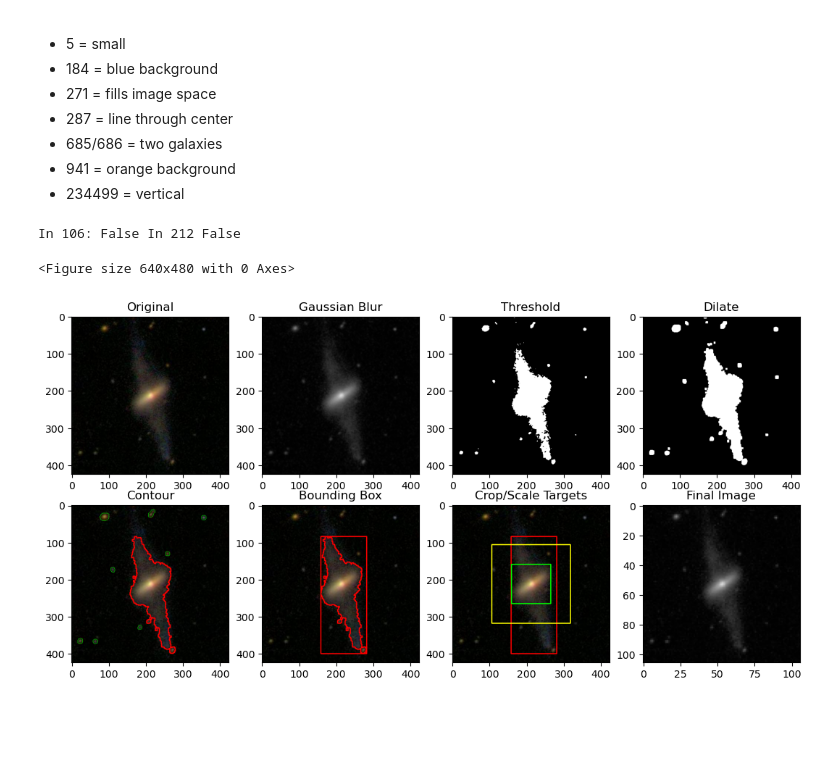
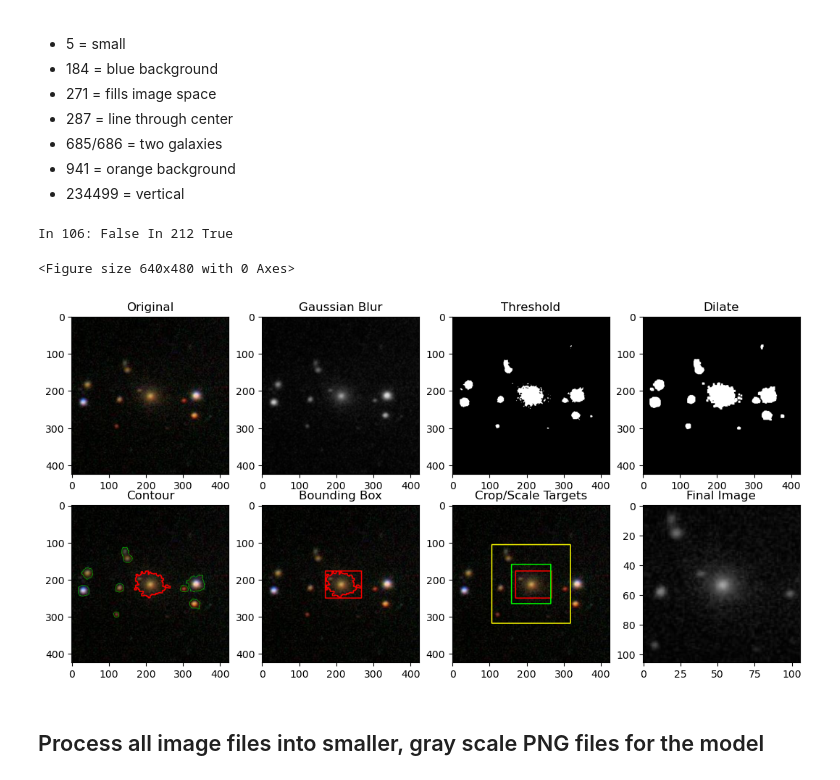
Before and after one commit to zachaa/Galaxy_Morphology_Classification, a Jupyter notebook: data_image_cleaning.ipynb, the cells around one changed output. Drawn from its saved outputs; the diff is of its cells as text; code cells hidden in the pictures; blank space fills up the shorter version.

Commit message:
Process all the images

```diff
--- a/data_image_cleaning.ipynb
+++ b/data_image_cleaning.ipynb
@@ -541,10 +543,10 @@ RECT_212_END = RECT_212_START + 212
 TARGET_SIZE = (106, 106)
 
 def process_image(image_name: str, save_dir: str = None, visualize: bool = False):
-    """Process an image of a galaxy for neural network training and testing.
+    """Process a jpg image of a galaxy for neural network training and testing.
 
     Steps:
-    1. Read image with OpenCV
+    1. Read image with OpenCV from JPG
     2. Convert to grayscale
     3. Gaussian Blur
     4. Threshold
@@ -556,14 +558,14 @@ def process_image(image_name: str, save_dir: str = None, visualize: bool = False
         - If inside smallest rectangle crop only
         - If inside second rectangle crop, then scale
         - Otherwise, scale
-    10. Save to given directory, if desired
+    10. Save to given directory, if desired as PNG
     11. Visualize process, if desired
 
-    :param image_name: Name of image (containing .jpg extension) ex: 34.jpg
-    :param save_dir: save the image with the same name to the directory, defaults to None
+    :param image_name: Name of image (WITHOUT .jpg extension) ex: 34 NOT 34.jpg
+    :param save_dir: save the image as a PNG with the same name to the directory, defaults to None
     :param visualize: Visually show process, defaults to False
     """
-    image_orig = cv2.imread(f"{ORIGINAL_IMAGES_DIR}{image_name}")
+    image_orig = cv2.imread(f"{ORIGINAL_IMAGES_DIR}{image_name}.jpg")
 
     # Convert the image to grayscale
     gray = cv2.cvtColor(image_orig, cv2.COLOR_BGR2GRAY)
@@ -577,7 +579,7 @@ def process_image(image_name: str, save_dir: str = None, visualize: bool = False
     element = cv2.getStructuringElement(cv2.MORPH_RECT, ksize=(5, 5))
     dilated = cv2.dilate(thresh, element, iterations=1)
 
-    # Find contours
+    # --- Find contours ---
     contours, _ = cv2.findContours(dilated.copy(), cv2.RETR_EXTERNAL, cv2.CHAIN_APPROX_SIMPLE)
 
     # If our images were not all the same:
@@ -615,14 +617,14 @@ def process_image(image_name: str, save_dir: str = None, visualize: bool = False
         # Draw the contour closest to the center
         cv2.drawContours(img_contour, [closest_contour], -1, (0, 0, 255), 2) # red color
 
-    # Bounding Rectangle of closest contour
+    # --- Bounding Rectangle of closest contour ---
     br_x, br_y, br_w, br_h = cv2.boundingRect(closest_contour)
     if visualize:
         img_bounding_rect = image_orig.copy()
         cv2.drawContours(img_bounding_rect, [closest_contour], -1, (0, 0, 255), 2) # red color
         cv2.rectangle(img_bounding_rect, (br_x, br_y), (br_x + br_w, br_y + br_h), (0, 0, 255), 2)  #red rectangle
 
-    # Target Rectangles
+    # --- Target Rectangles ---
     # add rect start and end here if images were not all the same
     if visualize:
         img_targets = image_orig.copy()
@@ -630,7 +632,7 @@ def process_image(image_name: str, save_dir: str = None, visualize: bool = False
         cv2.rectangle(img_targets, (RECT_106_START, RECT_106_START), (RECT_106_END, RECT_106_END), (0, 255, 0), 2)  # green rectangle
         cv2.rectangle(img_targets, (RECT_212_START, RECT_212_START), (RECT_212_END, RECT_212_END), (0, 255, 255), 2)  # yellow rectangle
 
-    # Crop/Scale Checking
+    # --- Crop/Scale Checking ---
     in_106_rect = False
     in_212_rect = False
     if br_x >= RECT_106_START and br_y >= RECT_106_START and br_x + br_w <= RECT_106_END and br_y + br_h <= RECT_106_END:
@@ -639,7 +641,6 @@ def process_image(image_name: str, save_dir: str = None, visualize: bool = False
         in_212_rect = True
 
     # Crop/Scale as needed
-
     if in_106_rect:
         # already correct size, just crop
         final_image = gray[RECT_106_START:RECT_106_END, RECT_106_START:RECT_106_END]  # [y1:y2, x1,x2]
@@ -651,13 +652,14 @@ def process_image(image_name: str, save_dir: str = None, visualize: bool = False
         # no cropping just scale to final size
         final_image = cv2.resize(gray, TARGET_SIZE)
 
+    # Save the image as PNG (don't want any more compression)
     if save_dir is not None:
-        # Save the image
-        print(f"{save_dir}{image_name}")
-        cv2.imwrite(f"{save_dir}{image_name}", final_image)
+        cv2.imwrite(f"{save_dir}{image_name}.png", final_image)
 
+    # Create a matplotlib plot of 6 images showing the steps in the process
+    # Just for example and testing purposes
+    # Don't use this when looping through the images
     if visualize:
-        # Create a matplotlib plot of 6 images showing the steps in the process
         print("In 106:", in_106_rect, "In 212", in_212_rect)
         plt.figure()
         f, ax = plt.subplots(2, 4, figsize=(13, 6.2))
@@ -670,6 +672,7 @@ def process_image(image_name: str, save_dir: str = None, visualize: bool = False
         ax[1][2].imshow(cv2.cvtColor(img_targets, cv2.COLOR_BGR2RGB))
         ax[1][3].imshow(final_image, cmap='gray', vmin=0, vmax=255)
 
+        # Plot titles
         ax[0][0].set_title("Original")
         ax[0][1].set_title("Gaussian Blur")
         ax[0][2].set_title("Threshold")
@@ -680,10 +683,10 @@ def process_image(image_name: str, save_dir: str = None, visualize: bool = False
         ax[1][3].set_title("Final Image")
         plt.show()
 # %%
-# process_image("2008.jpg", save_dir=None, visualize=True)
-# process_image("5.jpg", save_dir=None, visualize=True)
-process_image("234499.jpg", save_dir=None, visualize=True)
+# process_image("2008", save_dir=None, visualize=True)
+process_image("5", save_dir=None, visualize=True)
+# process_image("234499", save_dir=None, visualize=True)
 # %% [output]
-In 106: False In 212 False
+In 106: False In 212 True
 <Figure size 640x480 with 0 Axes>
-[figure, old version]
+[figure, new version]
@@ -692,0 +693,2 @@ In 106: False In 212 False
+# %% [markdown]
+## Process all image files into smaller, gray scale PNG files for the model
```
Also changed, not shown: parts of 5 cells of this notebook.
